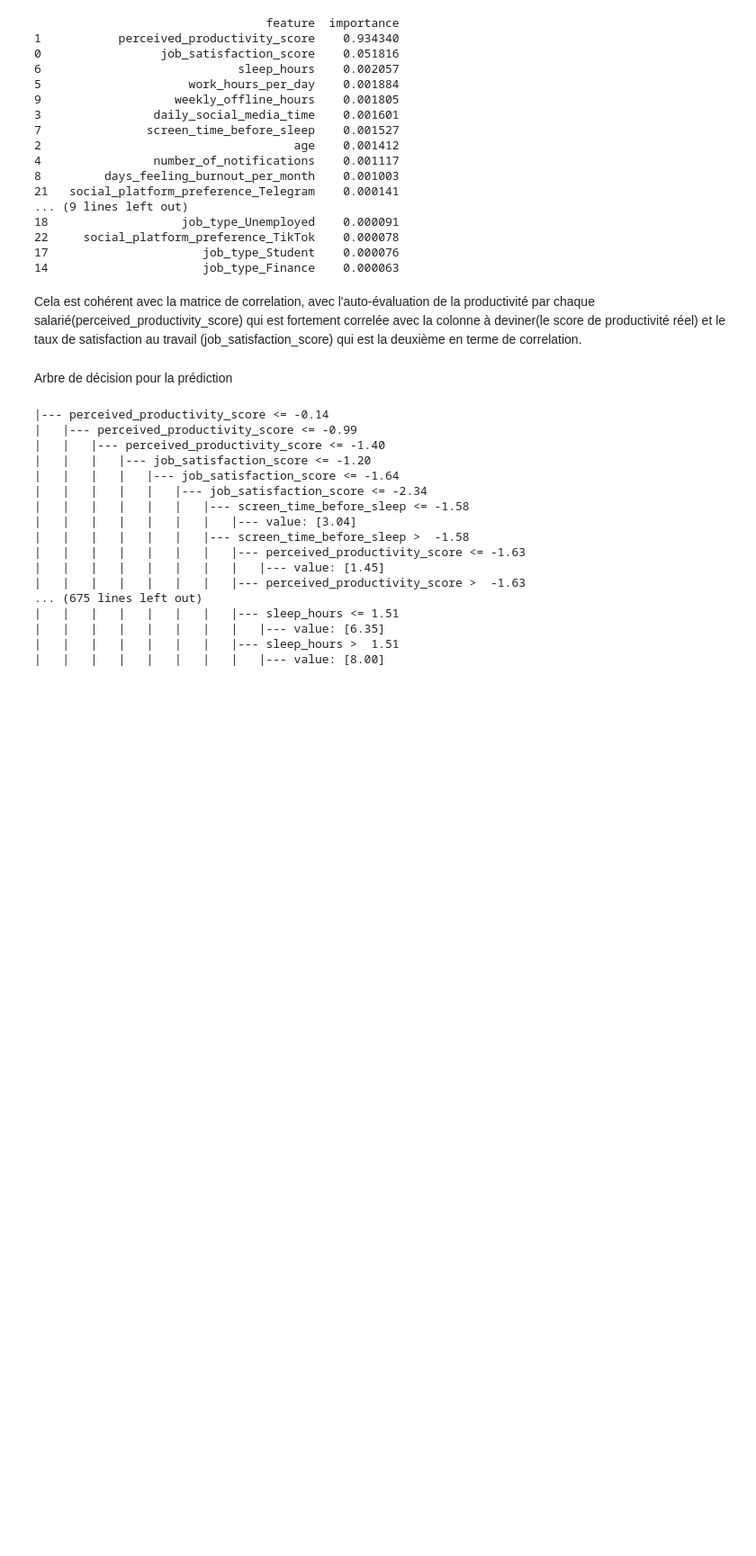
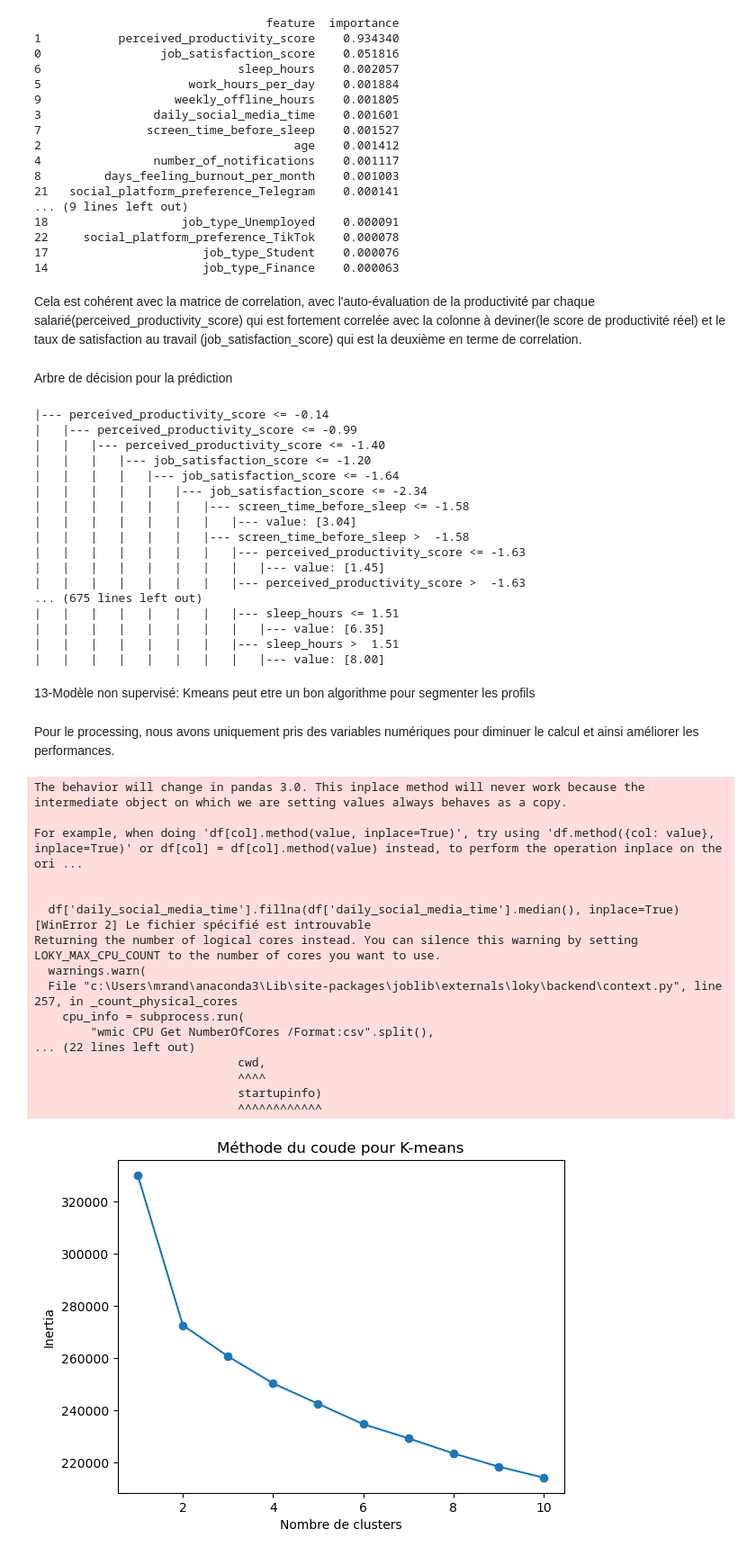
Before and after one commit to MaharoRan/data_science, a Jupyter notebook: eda.ipynb, the cells around one changed output. Shown at 90% size. Saved outputs shown, nothing was run; the diff lists cells and outputs as text; code cells hidden in the pictures; blank space fills up the shorter version.

Commit message:
Add the Kmeans ML

```diff
--- a/eda.ipynb
+++ b/eda.ipynb
@@ -410,3 +410,58 @@ print(export_text(tree, feature_names=list(feature_names), max_depth=8))#car nou
 |   |   |   |   |   |   |   |   |--- value: [6.35]
 |   |   |   |   |   |   |   |--- sleep_hours >  1.51
 |   |   |   |   |   |   |   |   |--- value: [8.00]
+# %% [markdown]
+13-Modèle non supervisé: Kmeans peut etre un bon algorithme pour segmenter les profils
+# %% [markdown]
+Pour le processing, nous avons uniquement pris des variables numériques pour diminuer le calcul et ainsi améliorer les performances.
+# %%
+from sklearn.cluster import KMeans
+from sklearn.metrics import silhouette_score
+
+df['daily_social_media_time'].fillna(df['daily_social_media_time'].median(), inplace=True)
+num_features = ['actual_productivity_score','job_satisfaction_score','perceived_productivity_score','age', 'daily_social_media_time', 'number_of_notifications', 'work_hours_per_day', 'sleep_hours', 'screen_time_before_sleep', 'days_feeling_burnout_per_month', 'weekly_offline_hours']
+
+numeric_pipeline = Pipeline([('num_imputer', SimpleImputer(strategy='median')), ('scaler', StandardScaler())])
+
+preprocessor = ColumnTransformer(
+    transformers=[
+        ("num", numeric_pipeline, num_features)
+    ],
+    remainder="drop",
+    verbose_feature_names_out=False
+)
+
+#Déterminer le meilleur cluster
+inertia = []
+for k in range(1, 11):
+    kmeans_pipeline = Pipeline([
+    ('preprocessor', preprocessor),
+    ('kmeans', KMeans(n_clusters=k, random_state=42))
+])
+    kmeans_pipeline.fit(df)
+    inertia.append(kmeans_pipeline.named_steps['kmeans'].inertia_)
+
+plt.plot(range(1, 11), inertia, marker='o')
+plt.xlabel('Nombre de clusters')
+plt.ylabel('Inertia')
+plt.title('Méthode du coude pour K-means')
+plt.show()
+# %% [output]
+The behavior will change in pandas 3.0. This inplace method will never work because the intermediate object on which we are setting values always behaves as a copy.
+
+For example, when doing 'df[col].method(value, inplace=True)', try using 'df.method({col: value}, inplace=True)' or df[col] = df[col].method(value) instead, to perform the operation inplace on the ori ...
+
+
+  df['daily_social_media_time'].fillna(df['daily_social_media_time'].median(), inplace=True)
+[WinError 2] Le fichier spécifié est introuvable
+Returning the number of logical cores instead. You can silence this warning by setting LOKY_MAX_CPU_COUNT to the number of cores you want to use.
+  warnings.warn(
+  File "c:\Users\mrand\anaconda3\Lib\site-packages\joblib\externals\loky\backend\context.py", line 257, in _count_physical_cores
+    cpu_info = subprocess.run(
+        "wmic CPU Get NumberOfCores /Format:csv".split(),
+... (22 lines left out)
+                             cwd,
+                             ^^^^
+                             startupinfo)
+                             ^^^^^^^^^^^^
+[figure, added]
```
Also changed, not shown: parts of 9 cells of this notebook.
